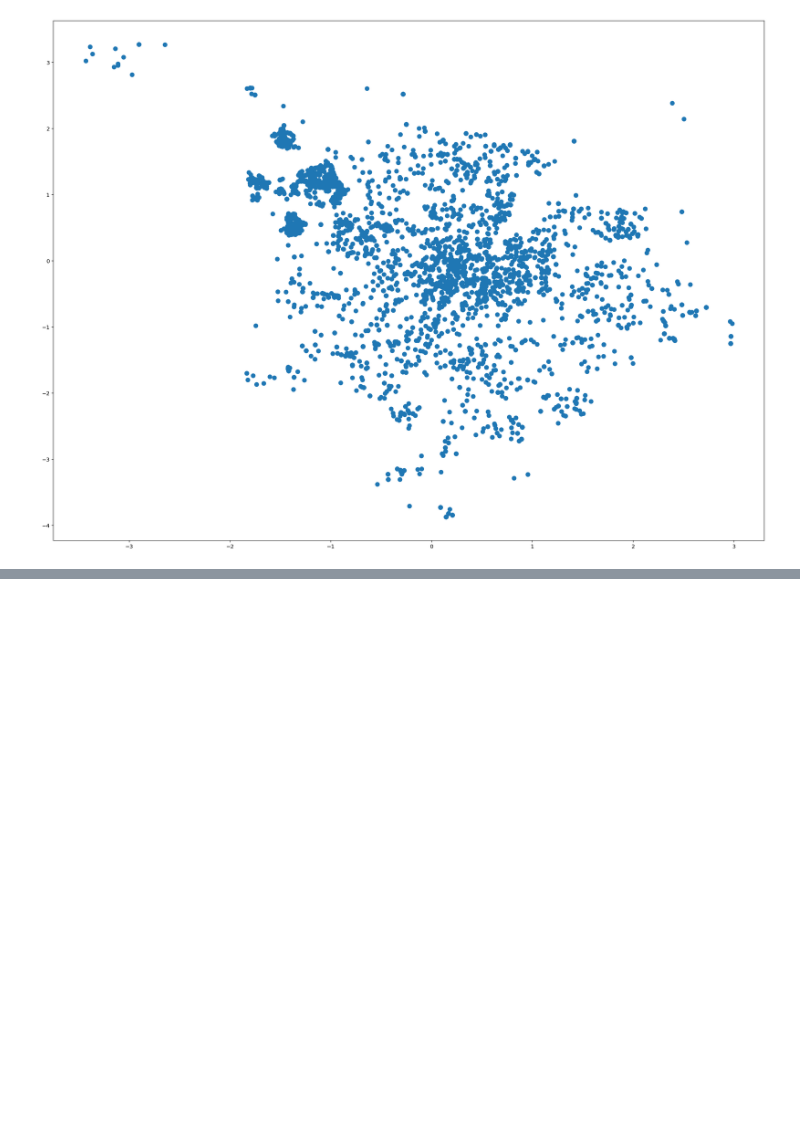
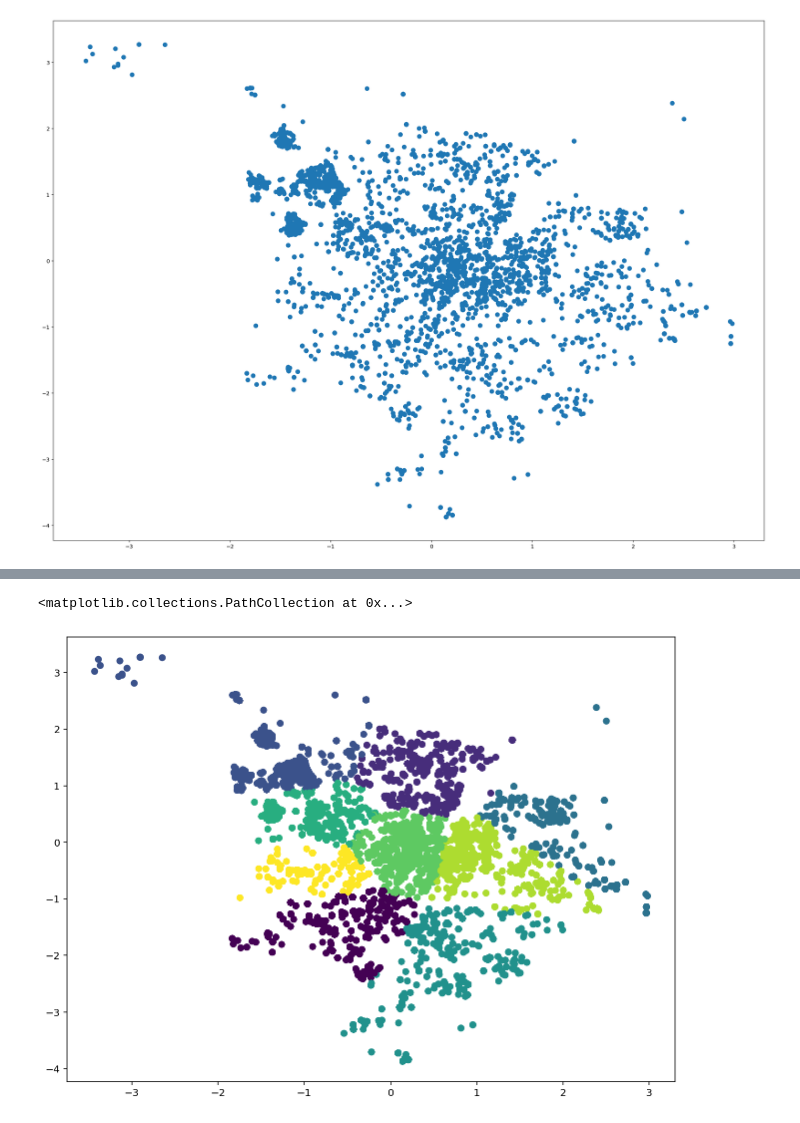
Before and after one commit to doompro1/NetologyPython, a Jupyter notebook: Feature engineering/Кластеризация/Homework/Homework/homework clustering.ipynb, the cells around one changed output, grey strips where cells are left out. Saved outputs shown, nothing was run; the diff lists cells and outputs as text; code cells hidden in the pictures; blank space fills up the shorter version.

```diff
--- a/Feature engineering/Кластеризация/Homework/Homework/homework clustering.ipynb
+++ b/Feature engineering/Кластеризация/Homework/Homework/homework clustering.ipynb
@@ -52,3 +53,8 @@ print(df)
 108805  37.451249  55.836620             -1
 
 [108806 rows x 3 columns]
+# %%
+df_S = scaler.fit_transform(df)
+novote_df_S =  df.drop('comment_class', 1)
+novote_df_S = scaler.fit_transform(novote_df_S)
+display(df_S)
@@ -145,0 +138,7 @@ MemoryError: Unable to allocate 88.2 GiB for an array with shape (108806, 108806
+# %%
+y_pred = KMeans(n_clusters=9).fit_predict(novote_df_S)
+plt.subplot(221)
+plt.scatter(novote_df_S[:, 0], novote_df_S[:, 1], c=y_pred)
+# %% [output]
+<matplotlib.collections.PathCollection at 0x...>
+[figure, added]
```
Also changed, not shown: parts of 9 cells of this notebook.
